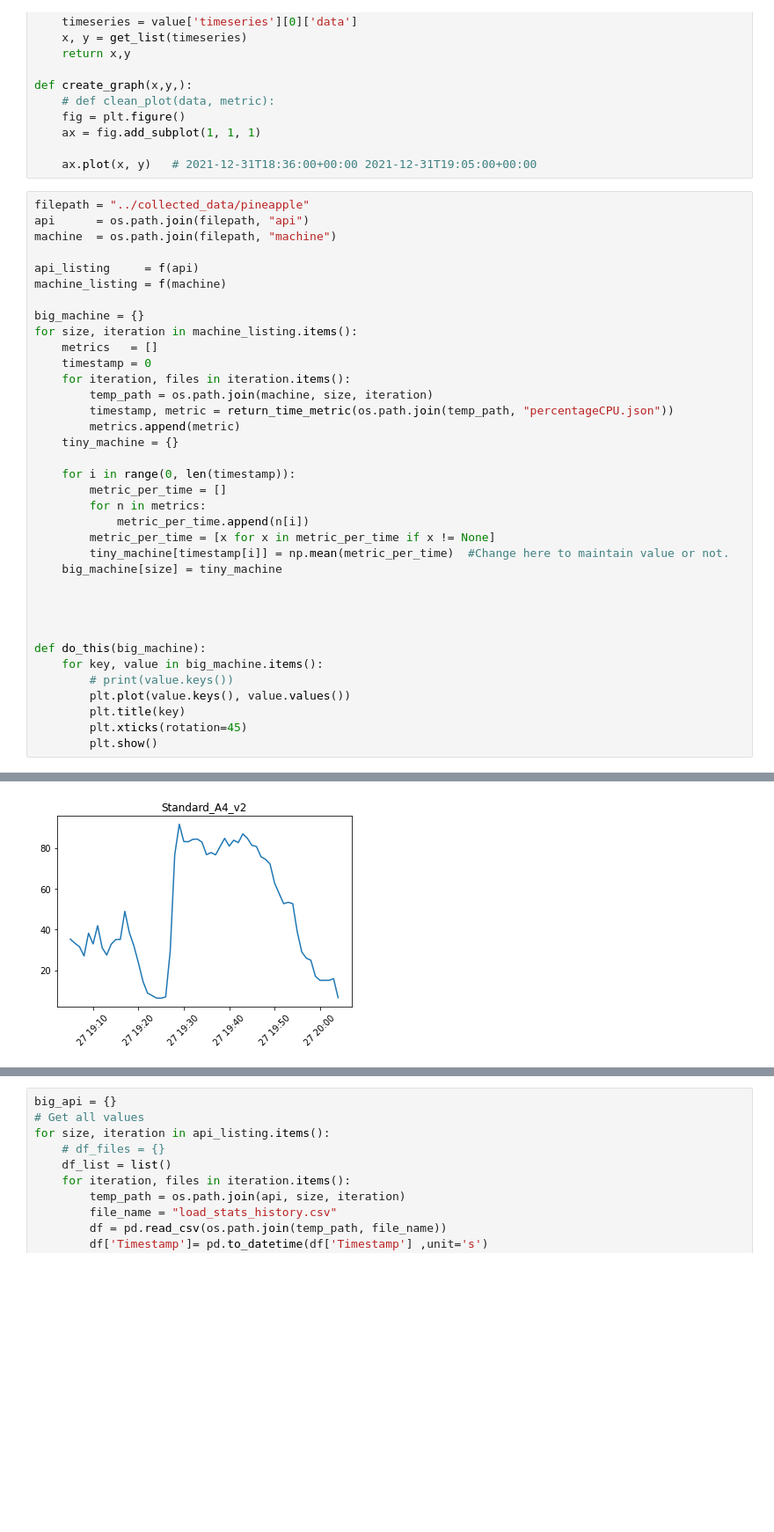
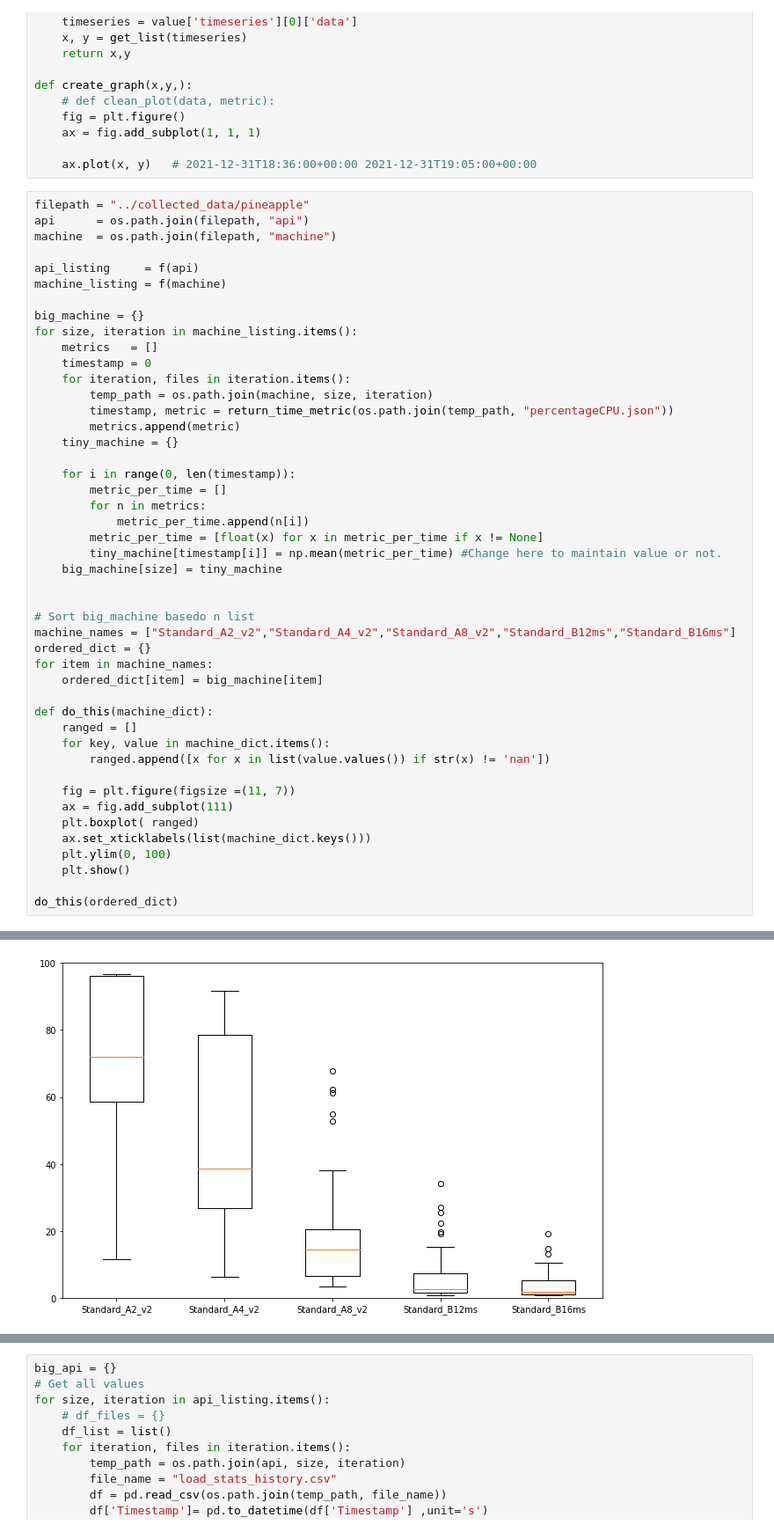
Before and after one commit to krishangpatney/Fruit-Cocktail, a Jupyter notebook: src/data_analysis/jupyter_notebooks/pineapple.ipynb, the cells around one changed output, grey strips where cells are left out. Shown at 88% size. Drawn from its saved outputs; the diff is of its cells as text; blank space fills up the shorter version.

```diff
--- a/src/data_analysis/jupyter_notebooks/pineapple.ipynb
+++ b/src/data_analysis/jupyter_notebooks/pineapple.ipynb
@@ -95,18 +96,28 @@ for size, iteration in machine_listing.items():
         metric_per_time = []
         for n in metrics:
             metric_per_time.append(n[i])
-        metric_per_time = [x for x in metric_per_time if x != None]
-        tiny_machine[timestamp[i]] = np.mean(metric_per_time)  #Change here to maintain value or not.
+        metric_per_time = [float(x) for x in metric_per_time if x != None]
+        tiny_machine[timestamp[i]] = np.mean(metric_per_time) #Change here to maintain value or not.
     big_machine[size] = tiny_machine
 
 
+# Sort big_machine basedo n list
+machine_names = ["Standard_A2_v2","Standard_A4_v2","Standard_A8_v2","Standard_B12ms","Standard_B16ms"]
+ordered_dict = {}
+for item in machine_names:
+    ordered_dict[item] = big_machine[item]
 
+def do_this(machine_dict):
+    ranged = []
+    for key, value in machine_dict.items():
+        ranged.append([x for x in list(value.values()) if str(x) != 'nan'])
 
-def do_this(big_machine):
-    for key, value in big_machine.items():
-        # print(value.keys())
-        plt.plot(value.keys(), value.values())
-        plt.title(key)
-        plt.xticks(rotation=45)
-        plt.show()
+    fig = plt.figure(figsize =(11, 7))
+    ax = fig.add_subplot(111)
+    plt.boxplot( ranged)
+    ax.set_xticklabels(list(machine_dict.keys()))
+    plt.ylim(0, 100)
+    plt.show()
+
+do_this(ordered_dict)
 # %% [output]
@@ -114 +124 @@ Standard_A4_v2
-[figure, old version]
+[figure, new version]
```
Also changed, not shown: parts of 2 cells of this notebook, 1 other file.
